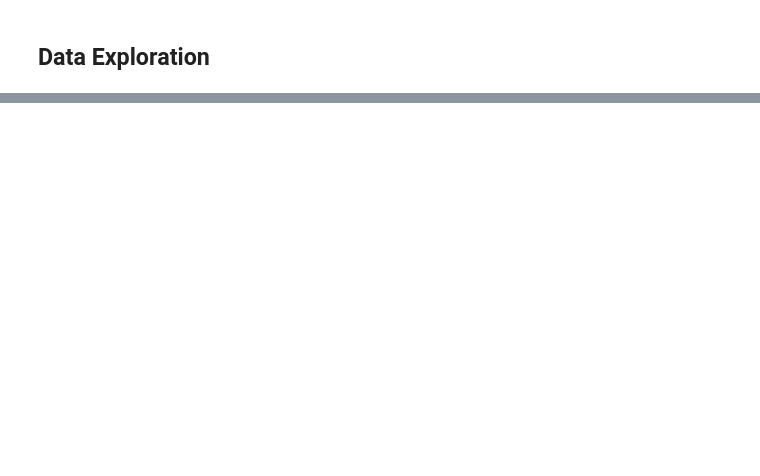
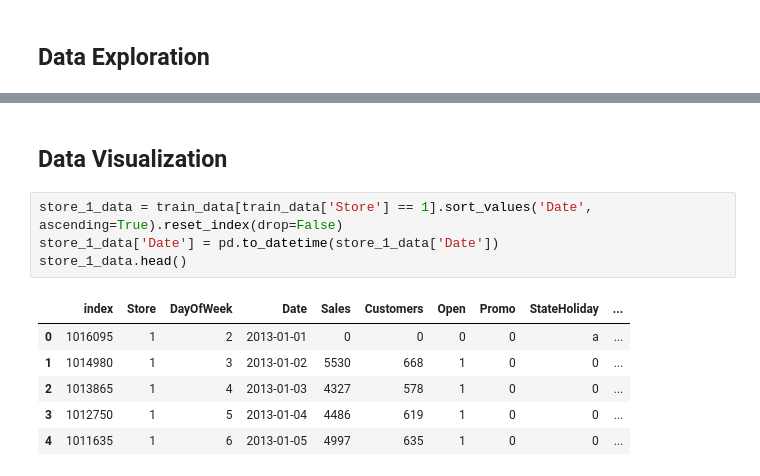
Before and after one commit to Dark2003fire/ML-Business-Case-Project, a Jupyter notebook: ML_Business_Case_Project.ipynb, the cells around one changed output, grey strips where cells are left out. Drawn from its saved outputs; the diff is of its cells as text; blank space fills up the shorter version.

```diff
--- a/ML_Business_Case_Project.ipynb
+++ b/ML_Business_Case_Project.ipynb
@@ -42,0 +165,13 @@ votre donneur d’ordre client.
+# %% [markdown]
+## Data Visualization
+# %%
+store_1_data = train_data[train_data['Store'] == 1].sort_values('Date', ascending=True).reset_index(drop=False)
+store_1_data['Date'] = pd.to_datetime(store_1_data['Date'])
+store_1_data.head()
+# %% [output]
+|  | index | Store | DayOfWeek | Date | Sales | Customers | Open | Promo | StateHoliday | ... |
+| 0 | 1016095 | 1 | 2 | 2013-01-01 | 0 | 0 | 0 | 0 | a | ... |
+| 1 | 1014980 | 1 | 3 | 2013-01-02 | 5530 | 668 | 1 | 0 | 0 | ... |
+| 2 | 1013865 | 1 | 4 | 2013-01-03 | 4327 | 578 | 1 | 0 | 0 | ... |
+| 3 | 1012750 | 1 | 5 | 2013-01-04 | 4486 | 619 | 1 | 0 | 0 | ... |
+| 4 | 1011635 | 1 | 6 | 2013-01-05 | 4997 | 635 | 1 | 0 | 0 | ... |
```
Also changed, not shown: parts of 18 cells of this notebook.
